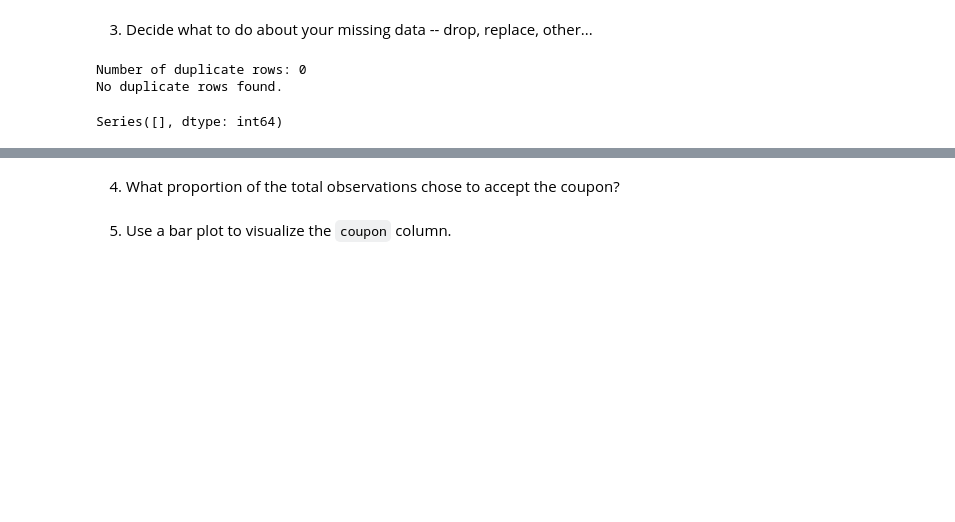
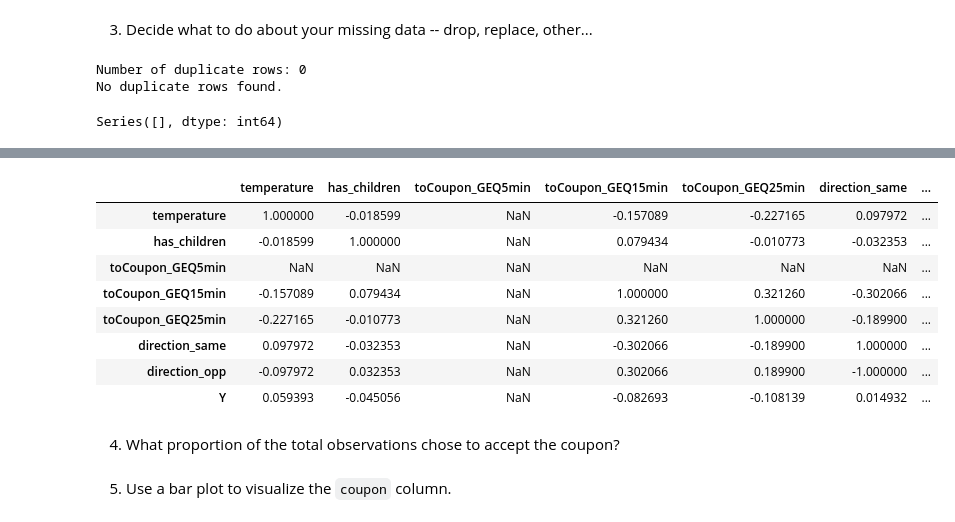
Before and after one commit to licyambrose/couponchoice, a Jupyter notebook: scripts/prompt.ipynb, the cells around one changed output, grey strips where cells are left out. Cells and saved outputs as stored; diff of their text form; code cells hidden in the pictures; blank space fills up the shorter version.

```diff
--- a/scripts/prompt.ipynb
+++ b/scripts/prompt.ipynb
@@ -169,3 +203,16 @@ data.to_csv('../data/coupon_dataset_no_duplicates_no_missing.csv', index=False)
+# %%
+# correlation matrix on numeric columns
+numeric_data.corr()
+# %% [output]
+|  | temperature | has_children | toCoupon_GEQ5min | toCoupon_GEQ15min | toCoupon_GEQ25min | direction_same | ... |
+| temperature | 1.000000 | -0.018599 | NaN | -0.157089 | -0.227165 | 0.097972 | ... |
+| has_children | -0.018599 | 1.000000 | NaN | 0.079434 | -0.010773 | -0.032353 | ... |
+| toCoupon_GEQ5min | NaN | NaN | NaN | NaN | NaN | NaN | ... |
+| toCoupon_GEQ15min | -0.157089 | 0.079434 | NaN | 1.000000 | 0.321260 | -0.302066 | ... |
+| toCoupon_GEQ25min | -0.227165 | -0.010773 | NaN | 0.321260 | 1.000000 | -0.189900 | ... |
+| direction_same | 0.097972 | -0.032353 | NaN | -0.302066 | -0.189900 | 1.000000 | ... |
+| direction_opp | -0.097972 | 0.032353 | NaN | 0.302066 | 0.189900 | -1.000000 | ... |
+| Y | 0.059393 | -0.045056 | NaN | -0.082693 | -0.108139 | 0.014932 | ... |
 # %% [markdown]
 4. What proportion of the total observations chose to accept the coupon?
 # %% [markdown]
```
Also changed, not shown: parts of 2 cells of this notebook.
